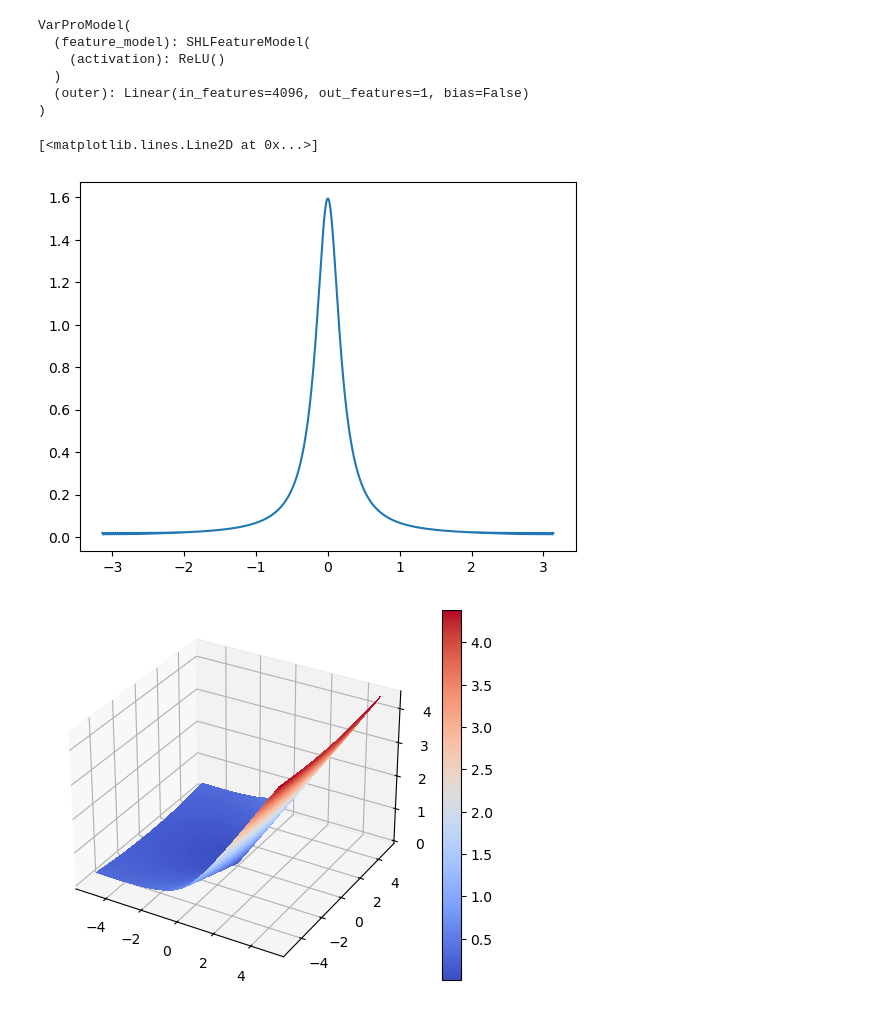
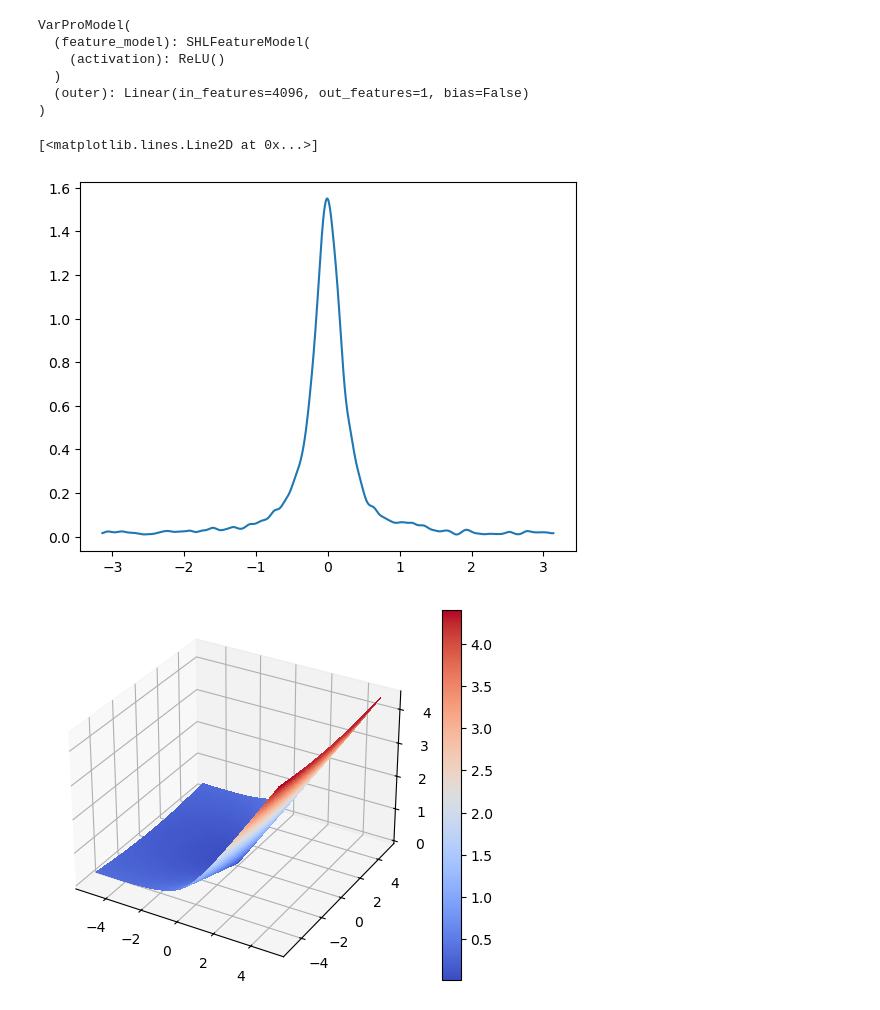
Before and after one commit to rbarboni/VarPro, a Jupyter notebook: VarPro_ReLU_1d_unbiased/Experiment.ipynb, the cells around one changed output. Cells and saved outputs as stored; diff of their text form; code cells hidden in the pictures.

```diff
--- a/VarPro_ReLU_1d_unbiased/Experiment.ipynb
+++ b/VarPro_ReLU_1d_unbiased/Experiment.ipynb
@@ -18,7 +16,8 @@ teacher = SHL(2, teacher_width, activation, bias=False, clipper=clipper)
 
 gamma = 100 ## Parameter controling the shape of the target distribution
 
-Theta = np.linspace(-np.pi, np.pi, teacher_width, endpoint=False)
+#Theta = np.linspace(-np.pi, np.pi, teacher_width, endpoint=False)
+Theta = 2 * np.pi * np.random.rand(teacher_width) - np.pi
 teacher_init = torch.tensor([[np.cos(theta), np.sin(theta)] for theta in Theta], dtype=torch.float32)
 teacher_init = teacher_init @ torch.tensor([[(1+gamma)**0.5, 0], [0, 1]], dtype=torch.float32)
 teacher_init = teacher_init / torch.norm(teacher_init, 2, dim=-1, keepdim=True).expand_as(teacher_init)
@@ -44,10 +43,10 @@ VarProModel(
 # %%
 # plot of the teacher feature distribution
 f_teacher = circle_to_line(teacher_init.numpy())
-plt.plot(*gaussian_conv(f_teacher, scale=0.01))
+plt.plot(*gaussian_conv(f_teacher, scale=0.05))
 # %% [output]
 [<matplotlib.lines.Line2D at 0x...>]
-[figure, old version]
+[figure, new version]
 # %%
 # plot of the teacher signal
 _ = model_plot_2d(teacher)
```
Also changed, not shown: parts of 13 cells of this notebook, 3 other files.
